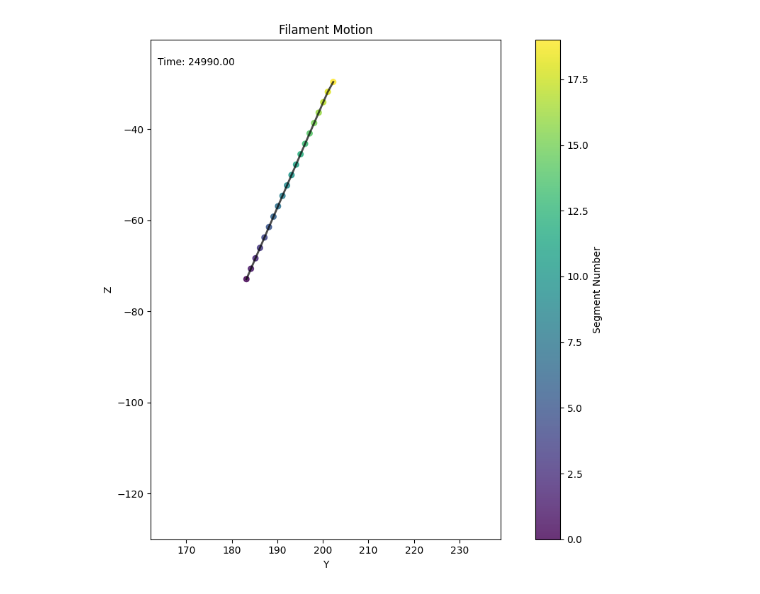
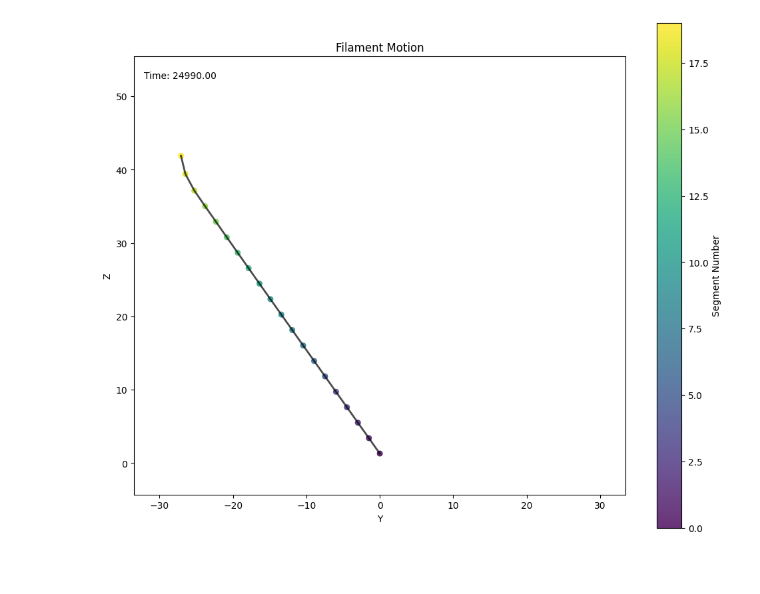
Before and after one commit to Biofluid-Dynamics-Group/cuda-filaments, a Jupyter notebook: analysis/view_beat.ipynb, the cells around one changed output. Saved outputs shown, nothing was run; the diff lists cells and outputs as text; code cells hidden in the pictures.

```diff
--- a/analysis/view_beat.ipynb
+++ b/analysis/view_beat.ipynb
@@ -3,7 +3,7 @@ import numpy as np
 import matplotlib.pyplot as plt
 from matplotlib.animation import FuncAnimation
 
-file_path = '../data/sphere_wgf/20250521/ciliate_1fil_9000blob_8.00R_0.0010torsion_0.2182tilt_0.3000f_eff_1.4960theta0_0.0000freqshift_seg_states.dat'
+file_path = '../data/plane_test_less_amp_wgf_01zval/20250528/ciliate_1fil_9000blob_8.00R_0.0010torsion_0.2182tilt_0.3000f_eff_0.6283theta0_0.0000freqshift_seg_states.dat'
 
 data = np.loadtxt(file_path)
 num_steps = data.shape[0]
@@ -50,31 +50,31 @@ def update(frame):
   positions = seg_states[frame]
 
   # Update line connecting segments
   line.set_data(positions[:, 1], positions[:, 2])
 
   # Update scatter points
   scatter.set_offsets(positions[:, 1:3])
   scatter.set_array(segment_numbers)
 
   # Update time display
   time_text.set_text(f'Time: {time[frame]:.2f}')
 
   return line, scatter, time_text
 
 # Create animation (use stride to control speed)
 stride = 15  # Adjust this to make animation faster/slower
 frames = range(0, num_steps, stride)
 ani = FuncAnimation(fig, update, frames=frames, init_func=init,
           blit=True, interval=30, repeat=True)
 
 # Save animation as GIF
 ani.save('filament_motion.gif', writer='pillow', fps=30)
 
 # Add a colorbar
 cbar = fig.colorbar(scatter, ax=ax)
 cbar.set_label('Segment Number')
 
 plt.tight_layout()
 plt.show()
 # %% [output]
-[figure, old version]
+[figure, new version]
```
Also changed, not shown: 5 other files.
